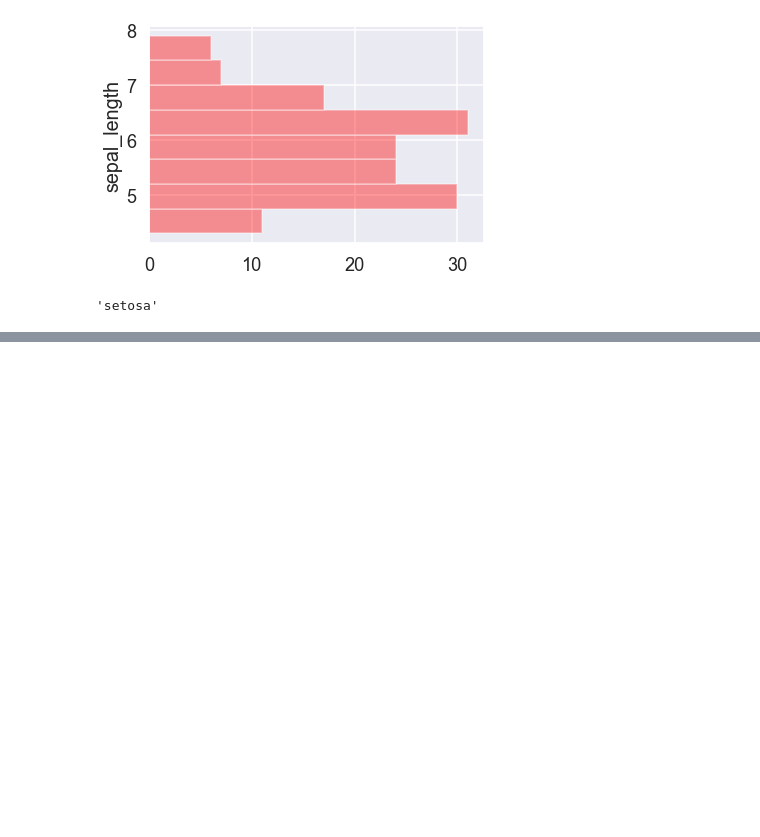
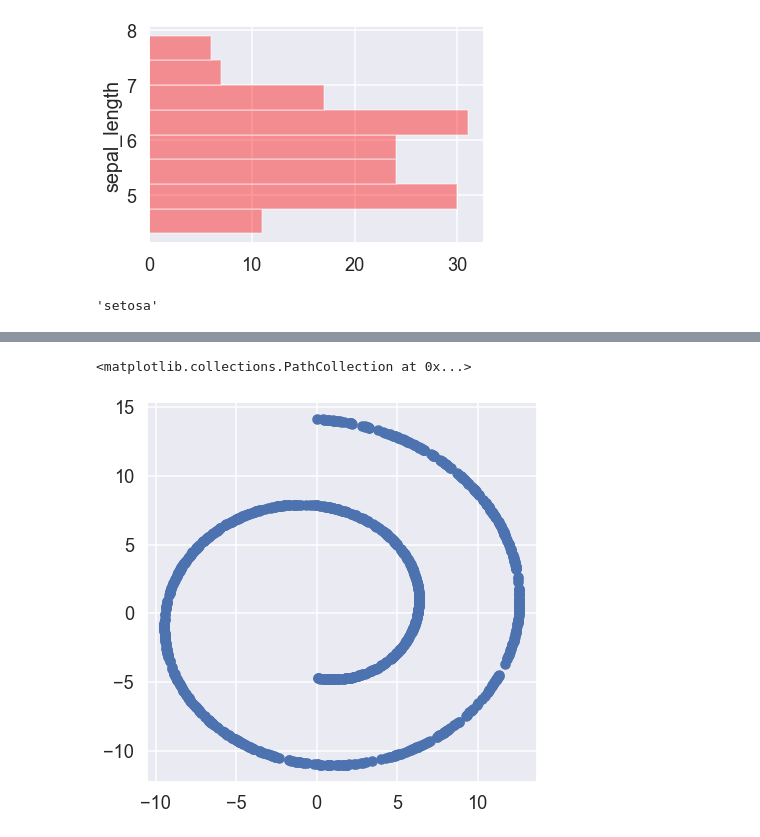
Before and after one commit to SuminBae97/Visualization, a Jupyter notebook: Iris_data_visualization.ipynb, the cells around one changed output, grey strips where cells are left out. Saved outputs shown, nothing was run; the diff lists cells and outputs as text; code cells hidden in the pictures; blank space fills up the shorter version.

```diff
--- a/Iris_data_visualization.ipynb
+++ b/Iris_data_visualization.ipynb
@@ -133,0 +145,4 @@ plt.legend()
+# %%
+from sklearn.datasets import make_swiss_roll
+
+X, t = make_swiss_roll(n_samples=1000, noise=0)
@@ -133,0 +153,6 @@ plt.legend()
+# %%
+plt.figure(figsize=(7,7))
+plt.scatter(X[:,0:1],X[:,2:3])
+# %% [output]
+<matplotlib.collections.PathCollection at 0x...>
+[figure, added]
```
Also changed, not shown: parts of 10 cells of this notebook.
